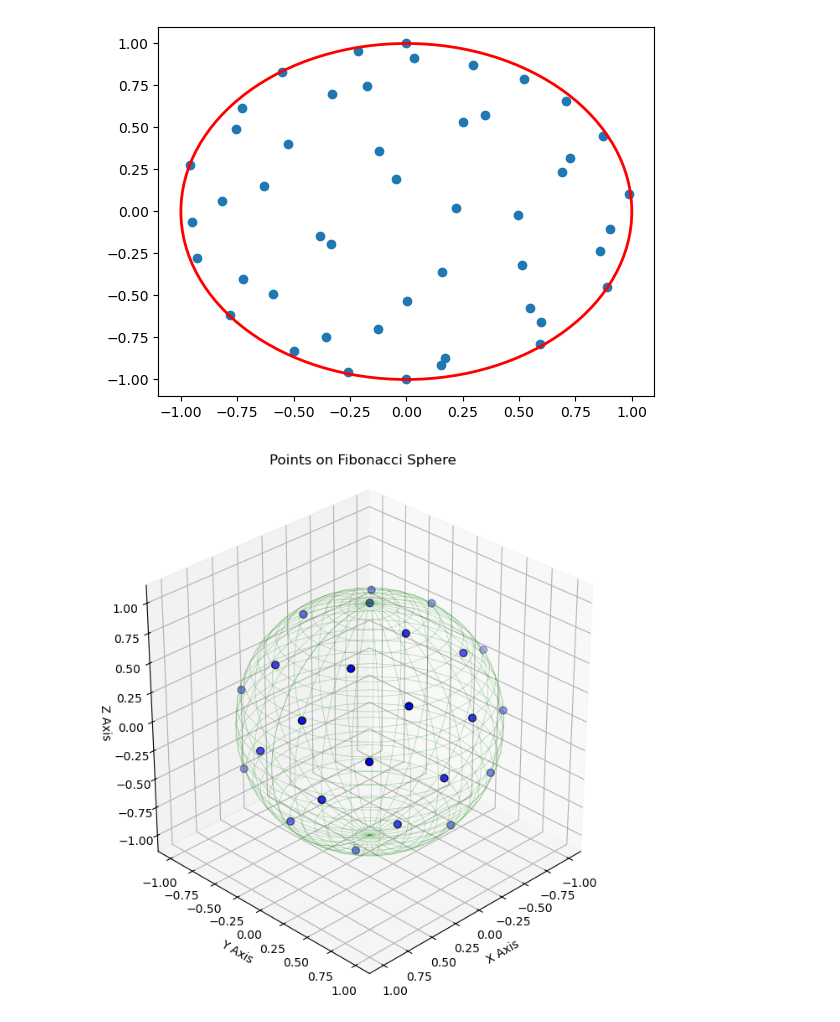
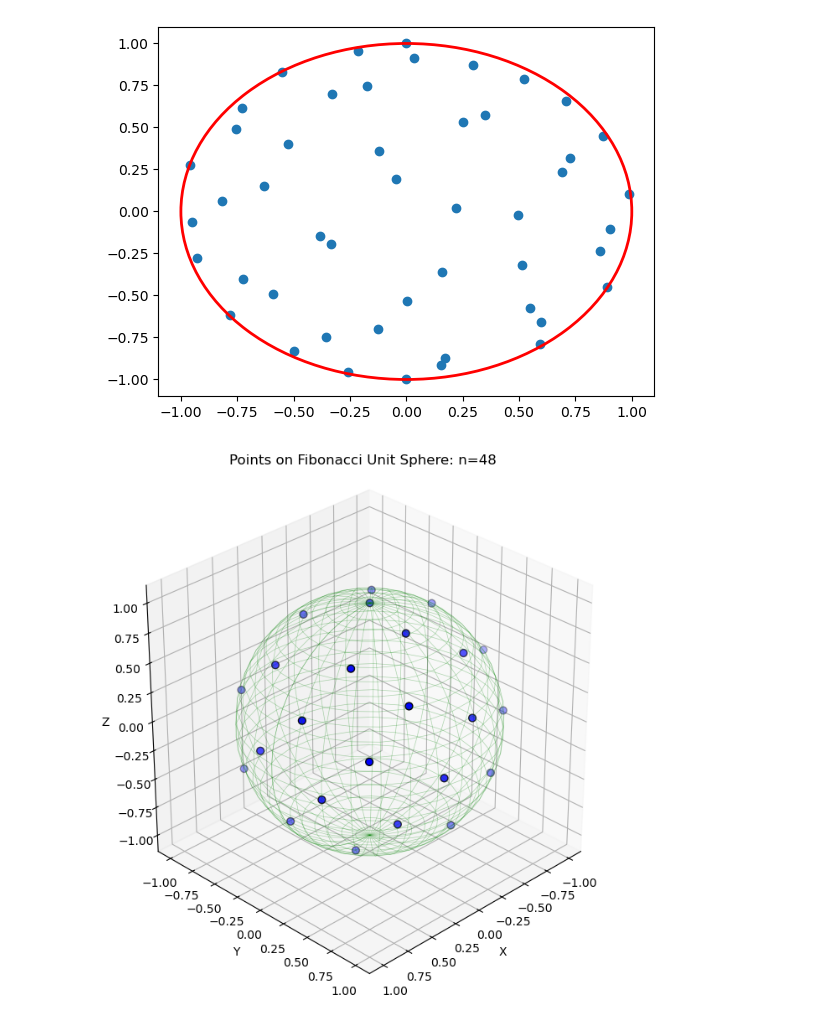
Before and after one commit to dimitra-giantsidi/galaxy-merging-angles, a Jupyter notebook: Fibonacci_sphere_test.ipynb, the cells around one changed output. Saved outputs shown, nothing was run; the diff lists cells and outputs as text; code cells hidden in the pictures.

```diff
--- a/Fibonacci_sphere_test.ipynb
+++ b/Fibonacci_sphere_test.ipynb
@@ -143,35 +143,35 @@ z_arr = np.asarray(z_array)
 
 fig = plt.figure(figsize=(8, 8))
 ax = fig.add_subplot(projection='3d')
 
 elev, azim = 30, 45
 ax.view_init(elev=elev, azim=azim)
 
 elev_rad = np.radians(elev)
 azim_rad = np.radians(azim)
 
 cam_x = np.cos(elev_rad) * np.cos(azim_rad)
 cam_y = np.cos(elev_rad) * np.sin(azim_rad)
 cam_z = np.sin(elev_rad)
 camera_vector = np.array([cam_x, cam_y, cam_z])
 
 points_matrix = np.vstack((x_arr, y_arr, z_arr)).T
 dot_products = np.dot(points_matrix, camera_vector)
 visible_mask = dot_products > 0
 
 x_visible = x_arr[visible_mask]
 y_visible = y_arr[visible_mask]
 z_visible = z_arr[visible_mask]
 
 ax.plot_wireframe(x_sphere, y_sphere, z_sphere, color='green', alpha=0.3, linewidth=0.5)
 scatter = ax.scatter3D(x_visible, y_visible, z_visible, color='blue', s=40, edgecolors='black')
 
 ax.set_box_aspect([1,1,1])
-ax.set_xlabel('X Axis')
-ax.set_ylabel('Y Axis')
-ax.set_zlabel('Z Axis')
-plt.title('Points on Fibonacci Sphere')
+ax.set_xlabel('X')
+ax.set_ylabel('Y')
+ax.set_zlabel('Z')
+plt.title('Points on Fibonacci Unit Sphere: n=48')
 
 plt.show()
 # %% [output]
-[figure, old version]
+[figure, new version]
```
